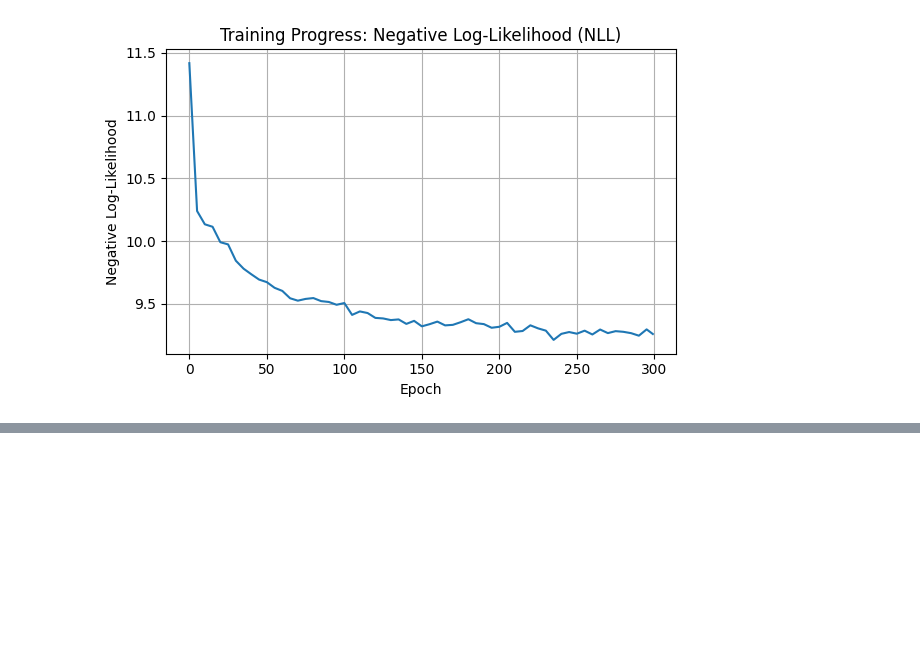
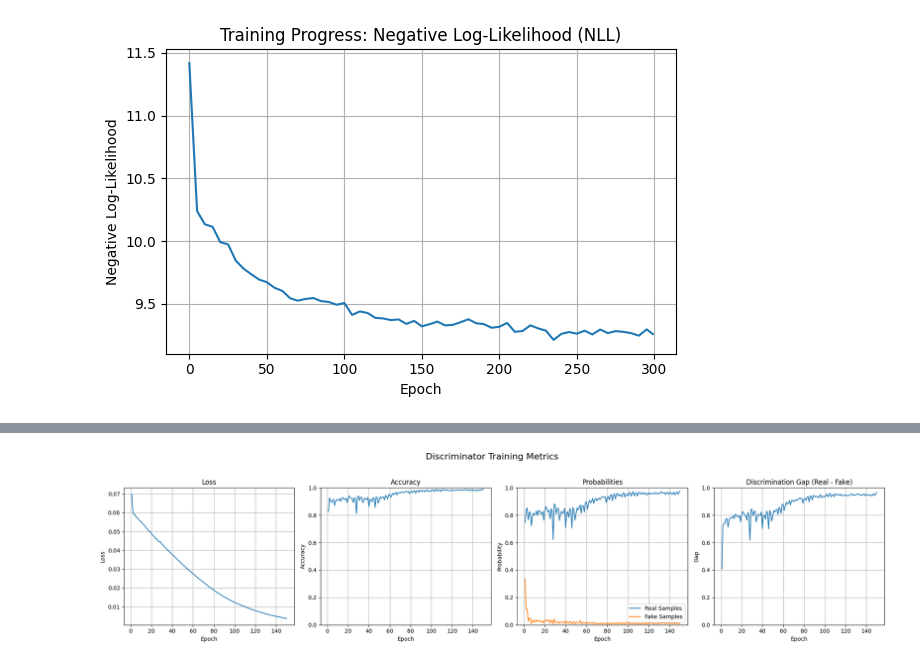
Before and after one commit to FrensiZ/SeqGAN, a Jupyter notebook: SeqGAN_NEW.ipynb, the cells around one changed output, grey strips where cells are left out. Saved outputs shown, nothing was run; the diff lists cells and outputs as text; code cells hidden in the pictures; blank space fills up the shorter version.

```diff
--- a/SeqGAN_NEW.ipynb
+++ b/SeqGAN_NEW.ipynb
@@ -640,0 +929,4 @@ g_optimizer = torch.optim.Adam(generator.parameters(), lr=0.01)
+# %%
+plot_discriminator_metrics()
+# %% [output]
+[figure, added]
```
Also changed, not shown: parts of 13 cells of this notebook.
